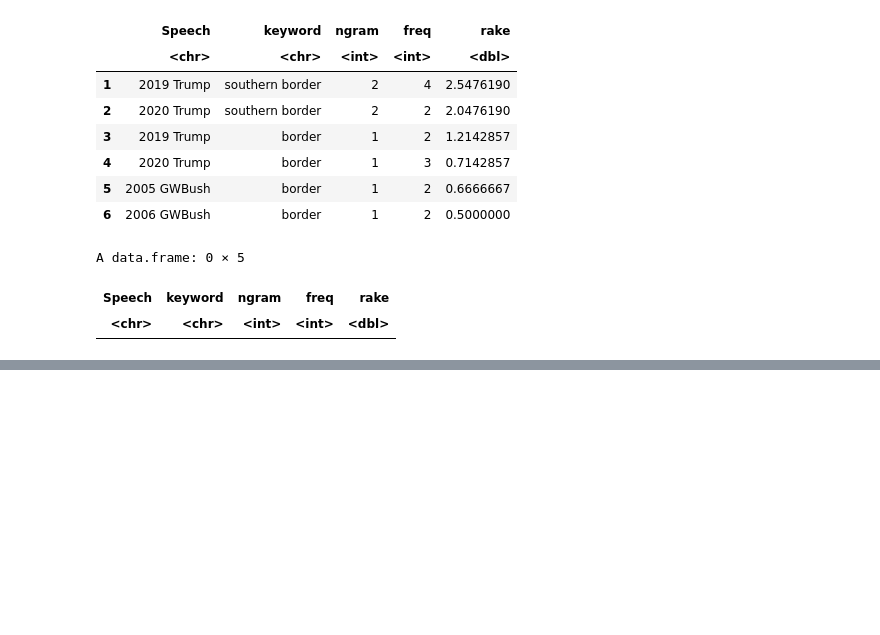
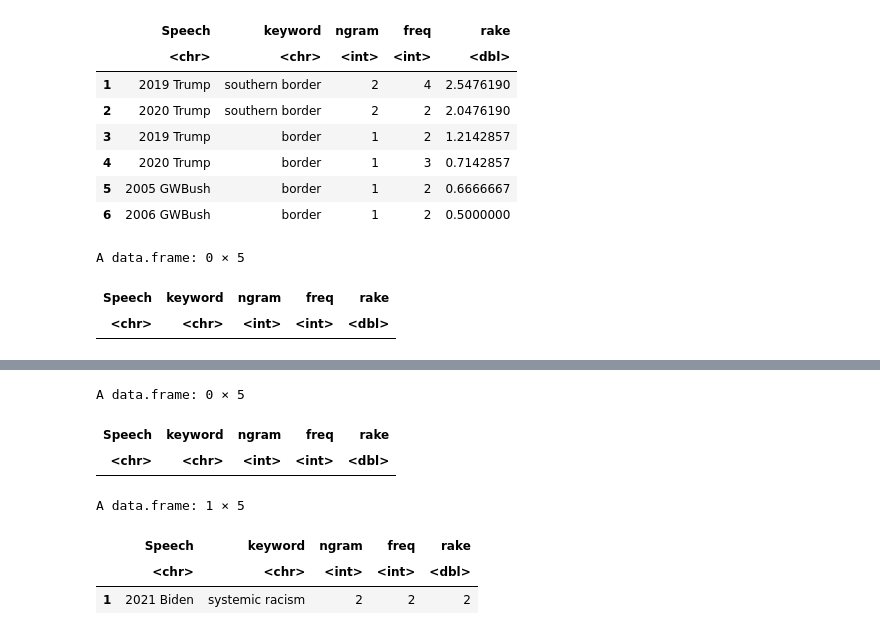
Before and after one commit to lab1702/SOTU, a Jupyter notebook: State of the Union Topic Modeling with udpipe.ipynb, the cells around one changed output, grey strips where cells are left out. Drawn from its saved outputs; the diff is of its cells as text; code cells hidden in the pictures; blank space fills up the shorter version.

```diff
--- a/State of the Union Topic Modeling with udpipe.ipynb
+++ b/State of the Union Topic Modeling with udpipe.ipynb
@@ -306,0 +325,13 @@ A data.frame: 0 × 5
+# %%
+find_topic("equity")
+# %% [output]
+A data.frame: 0 × 5
+| Speech | keyword | ngram | freq | rake |
+| <chr> | <chr> | <int> | <int> | <dbl> |
+# %%
+find_topic("racism")
+# %% [output]
+A data.frame: 1 × 5
+|  | Speech | keyword | ngram | freq | rake |
+|  | <chr> | <chr> | <int> | <int> | <dbl> |
+| 1 | 2021 Biden | systemic racism | 2 | 2 | 2 |
```
Also changed, not shown: parts of 20 cells of this notebook, 7 other files.
